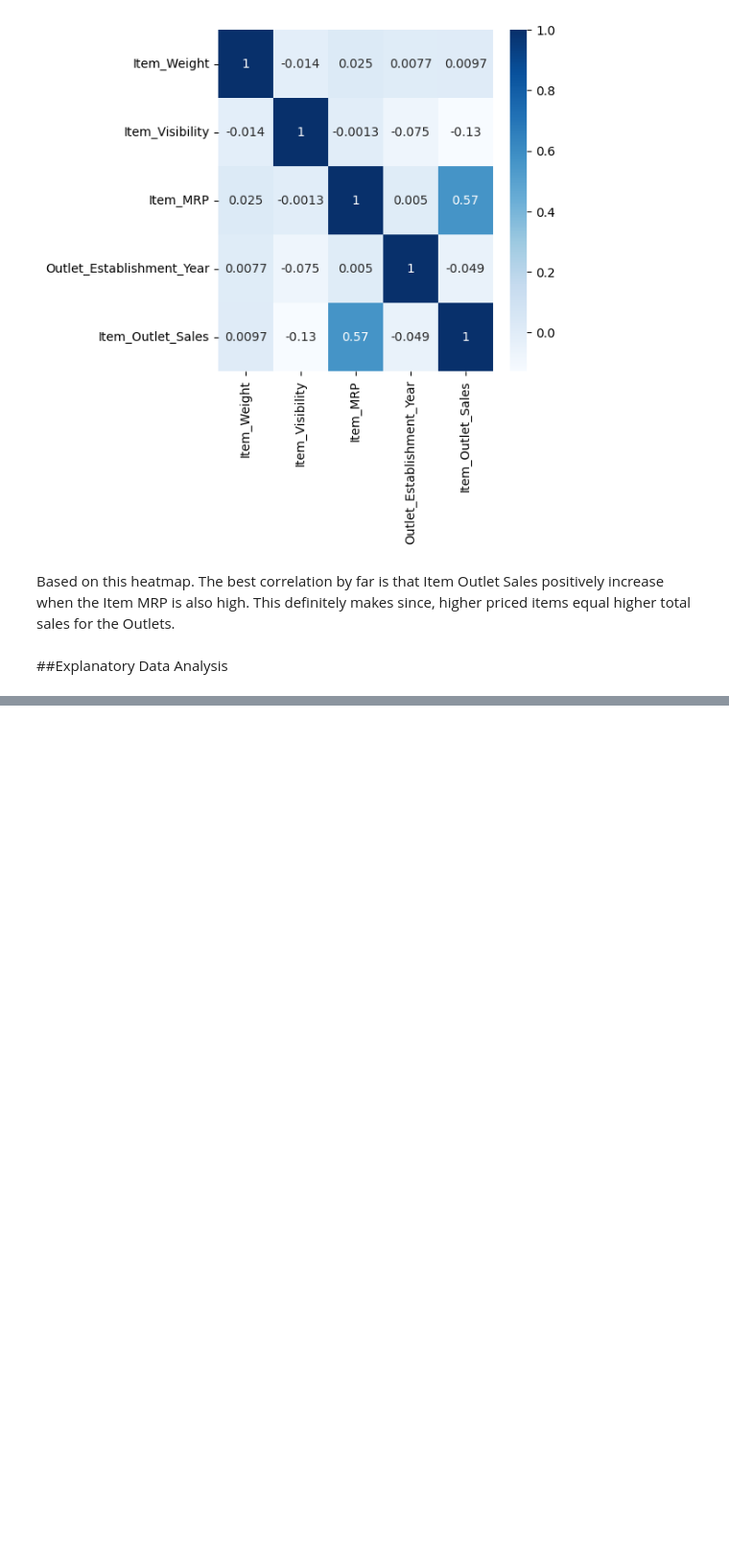
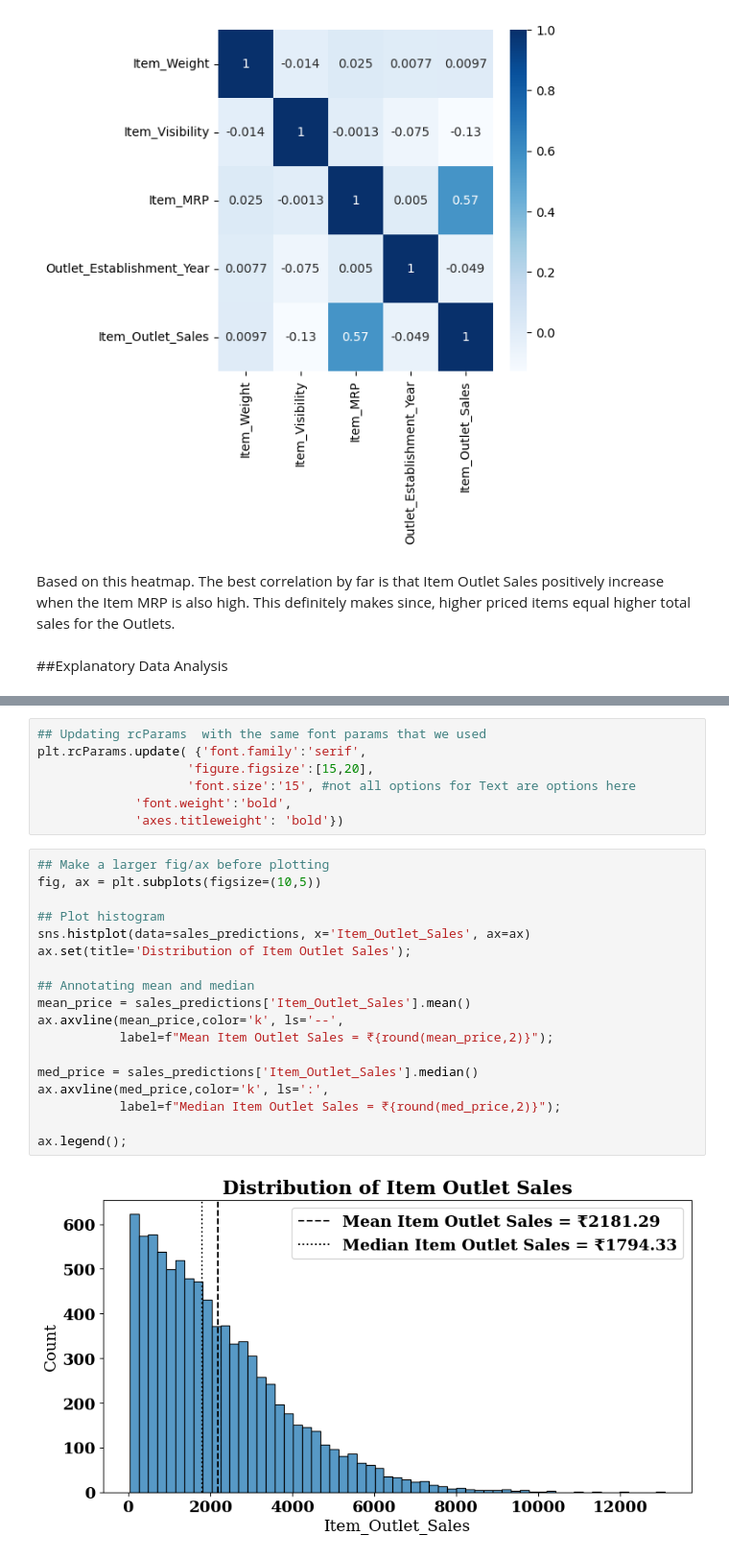
Before and after one commit to BenjaminEngel919/Prediction-of-Product-Sales, a Jupyter notebook: Prediction_of_product_sales.ipynb, the cells around one changed output, grey strips where cells are left out. Shown at 96% size. Saved outputs shown, nothing was run; the diff lists cells and outputs as text; blank space fills up the shorter version.

```diff
--- a/Prediction_of_product_sales.ipynb
+++ b/Prediction_of_product_sales.ipynb
@@ -397,0 +406,27 @@ Based on this heatmap. The best correlation by far is that Item Outlet Sales pos
+# %%
+## Updating rcParams  with the same font params that we used
+plt.rcParams.update( {'font.family':'serif',
+                    'figure.figsize':[15,20],
+                    'font.size':'15', #not all options for Text are options here
+             'font.weight':'bold',
+             'axes.titleweight': 'bold'})
+# %%
+## Make a larger fig/ax before plotting
+fig, ax = plt.subplots(figsize=(10,5))
+
+## Plot histogram
+sns.histplot(data=sales_predictions, x='Item_Outlet_Sales', ax=ax)
+ax.set(title='Distribution of Item Outlet Sales');
+
+## Annotating mean and median
+mean_price = sales_predictions['Item_Outlet_Sales'].mean()
+ax.axvline(mean_price,color='k', ls='--',
+           label=f"Mean Item Outlet Sales = ₹{round(mean_price,2)}");
+
+med_price = sales_predictions['Item_Outlet_Sales'].median()
+ax.axvline(med_price,color='k', ls=':',
+           label=f"Median Item Outlet Sales = ₹{round(med_price,2)}");
+
+ax.legend();
+# %% [output]
+[figure, added]
```
Also changed, not shown: parts of 8 cells of this notebook.
